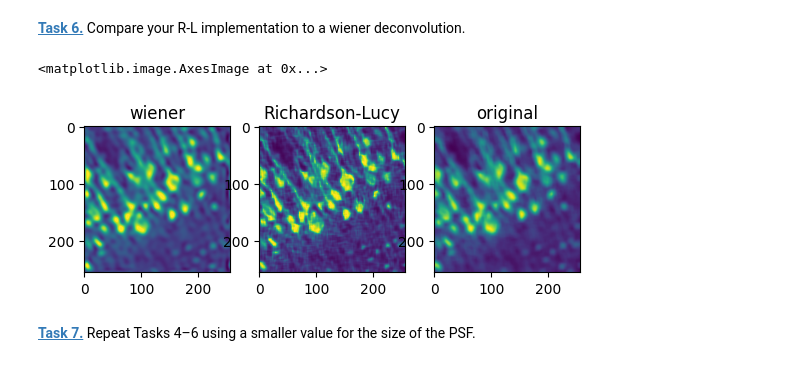
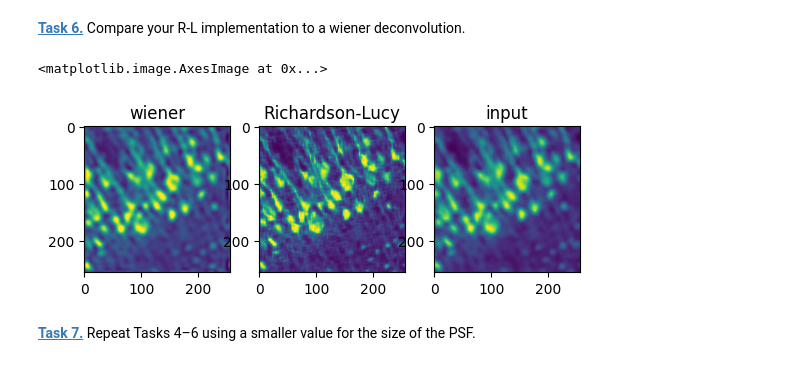
Before and after one commit to Anastasia933/FS5Python, a Jupyter notebook: deconvolution.ipynb, the cells around one changed output. Saved outputs shown, nothing was run; the diff lists cells and outputs as text; code cells hidden in the pictures.

```diff
--- a/deconvolution.ipynb
+++ b/deconvolution.ipynb
@@ -103,21 +103,21 @@ plt.imshow(noise_restored)
 # %%
 wiener_deconvolved =  wiener(psf_applied, psf, balance=2, clip=True)
 
 
 plt.subplot(1,3,1)
 plt.title('wiener')
 plt.imshow(wiener_deconvolved)
 
 plt.subplot(1,3,2)
 plt.title('Richardson-Lucy')
 plt.imshow(rl_restored)
 
 plt.subplot(1,3,3)
-plt.title('original')
+plt.title('input')
 plt.imshow(psf_applied)
 # %% [output]
 <matplotlib.image.AxesImage at 0x...>
-[figure, old version]
+[figure, new version]
 # %% [markdown]
 **[Task 7.]()** Repeat Tasks 4–6 using a smaller value for the size of the PSF.
 # %%
```
